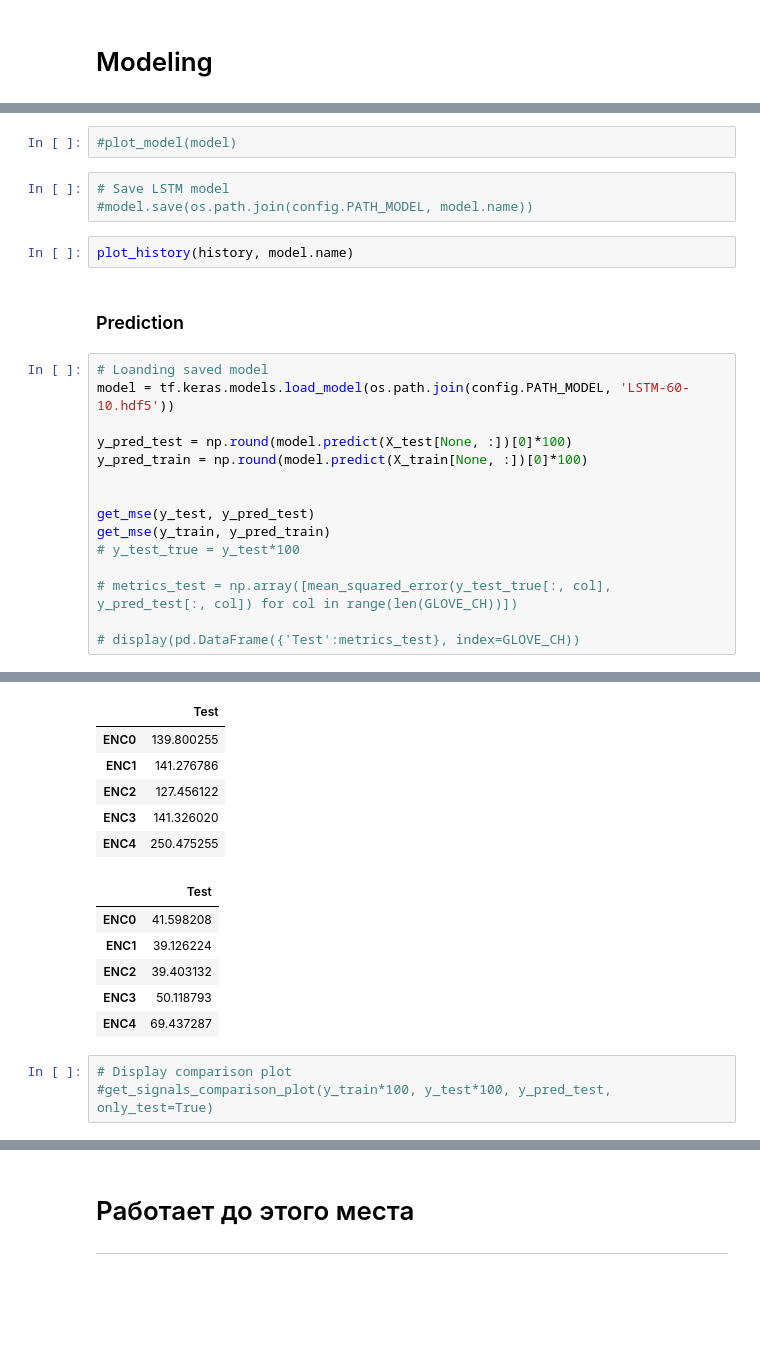
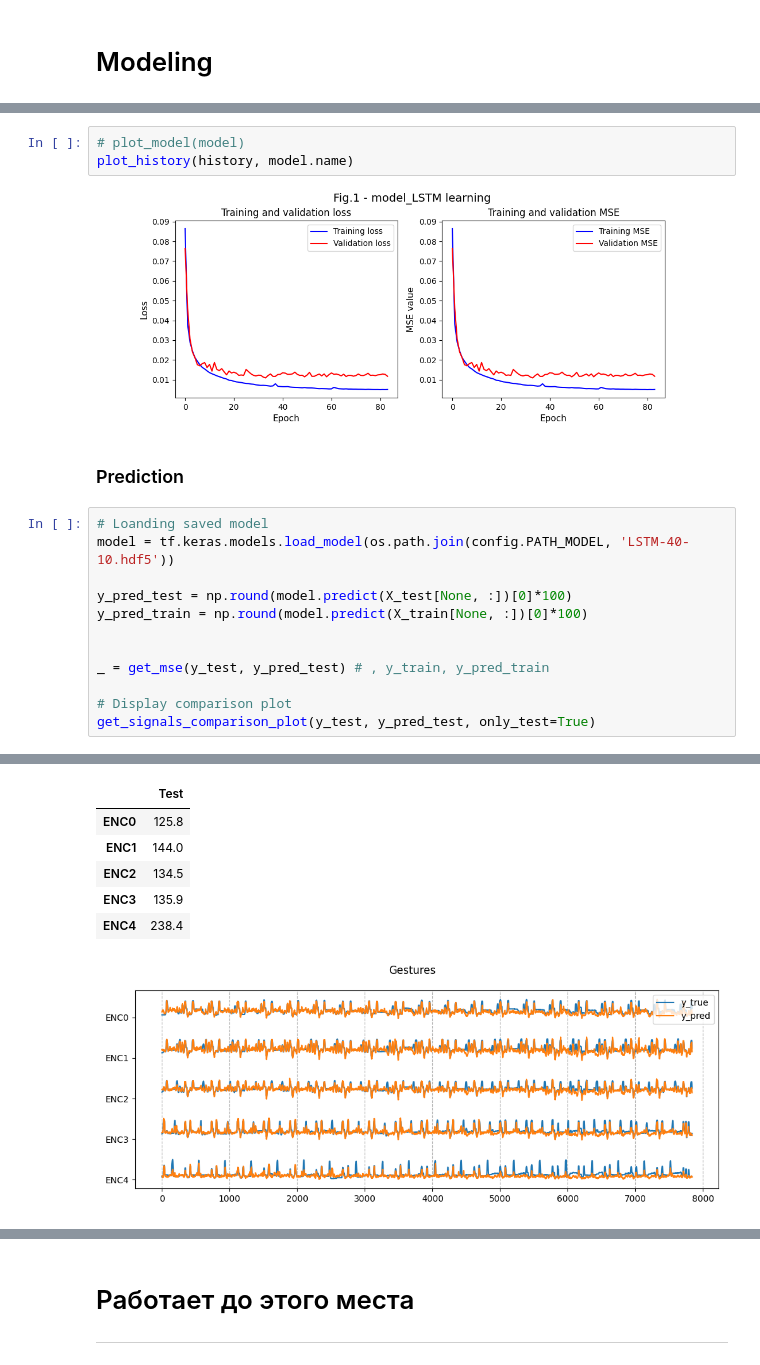
Before and after one commit to Internship-moto/Gestures_3, a Jupyter notebook: notebooks/Gestures_3.ipynb, the cells around one changed output, grey strips where cells are left out. Cells and saved outputs as stored; diff of their text form; blank space fills up the shorter version.

```diff
--- a/notebooks/Gestures_3.ipynb
+++ b/notebooks/Gestures_3.ipynb
@@ -563,25 +561,20 @@ clear_output(False)
 # %%
-#plot_model(model)
+# plot_model(model)
+plot_history(history, model.name)
+# %% [output]
+[figure, added]
-# %%
-# Save LSTM model
-#model.save(os.path.join(config.PATH_MODEL, model.name))
-# %%
-plot_history(history, model.name)
 # %% [markdown]
 ### Prediction
 # %%
 # Loanding saved model
-model = tf.keras.models.load_model(os.path.join(config.PATH_MODEL, 'LSTM-60-10.hdf5'))
+model = tf.keras.models.load_model(os.path.join(config.PATH_MODEL, 'LSTM-40-10.hdf5'))
 
 y_pred_test = np.round(model.predict(X_test[None, :])[0]*100)
 y_pred_train = np.round(model.predict(X_train[None, :])[0]*100)
 
 
-get_mse(y_test, y_pred_test)
-get_mse(y_train, y_pred_train)
-# y_test_true = y_test*100
+_ = get_mse(y_test, y_pred_test) # , y_train, y_pred_train
 
-# metrics_test = np.array([mean_squared_error(y_test_true[:, col], y_pred_test[:, col]) for col in range(len(GLOVE_CH))])
-
-# display(pd.DataFrame({'Test':metrics_test}, index=GLOVE_CH))
+# Display comparison plot
+get_signals_comparison_plot(y_test, y_pred_test, only_test=True)
 # %% [output]
@@ -589,16 +582,8 @@ get_mse(y_train, y_pred_train)
 1/1 [==============================] - 2s 2s/step
 |  | Test |
-| ENC0 | 139.800255 |
-| ENC1 | 141.276786 |
-| ENC2 | 127.456122 |
-| ENC3 | 141.326020 |
-| ENC4 | 250.475255 |
+| ENC0 | 125.8 |
+| ENC1 | 144.0 |
+| ENC2 | 134.5 |
+| ENC3 | 135.9 |
+| ENC4 | 238.4 |
-|  | Test |
-| ENC0 | 41.598208 |
-| ENC1 | 39.126224 |
-| ENC2 | 39.403132 |
-| ENC3 | 50.118793 |
-| ENC4 | 69.437287 |
+[figure, added]
-# %%
-# Display comparison plot
-#get_signals_comparison_plot(y_train*100, y_test*100, y_pred_test, only_test=True)
```
Also changed, not shown: parts of 11 cells of this notebook.
